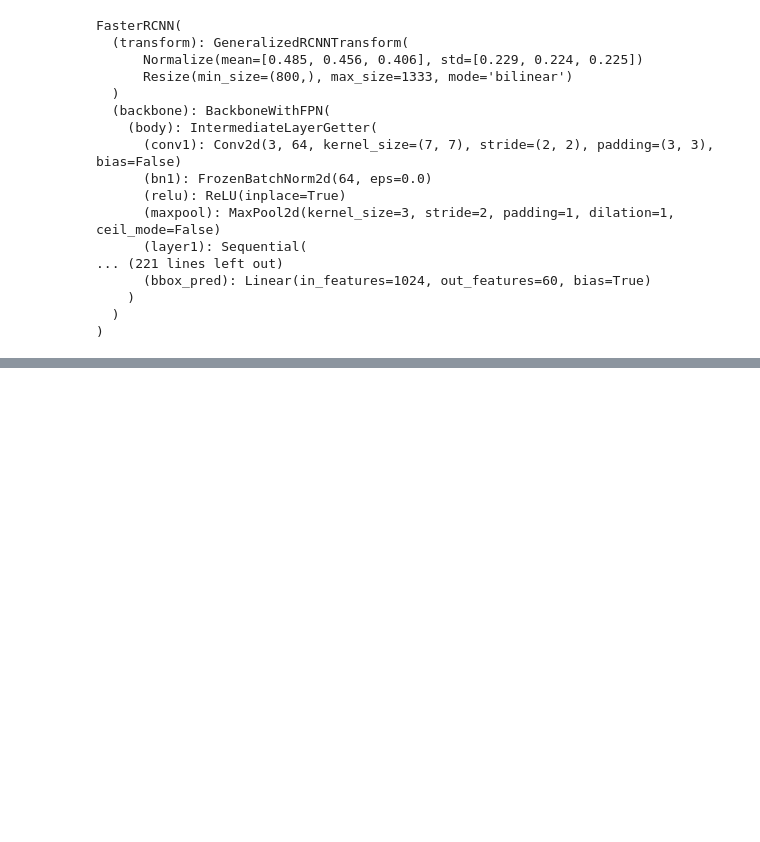
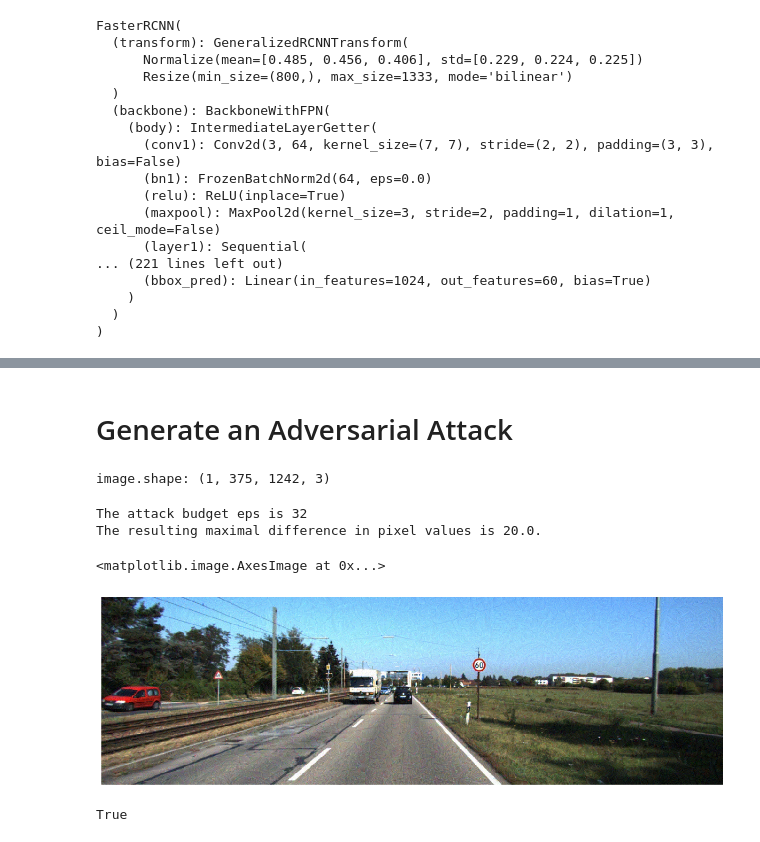
Before and after one commit to ayacherigui/Kitti_FasterRCNN, a Jupyter notebook: Notebooks/inference.ipynb, the cells around one changed output, grey strips where cells are left out. Saved outputs shown, nothing was run; the diff lists cells and outputs as text; code cells hidden in the pictures; blank space fills up the shorter version.

Commit message:
perform PGD Adversarial attack

```diff
--- a/Notebooks/inference.ipynb
+++ b/Notebooks/inference.ipynb
@@ -118 +117,3 @@ number of objects with 0.6 confidence: 4
 [figure]
+# %% [markdown]
+# Generate an Adversarial Attack
@@ -118,0 +123,38 @@ number of objects with 0.6 confidence: 4
+# %%
+# Create ART object detector
+frcnn = PyTorchFasterRCNN(
+        clip_values=(0, 255), attack_losses=["loss_classifier", "loss_box_reg", "loss_objectness", "loss_rpn_box_reg"]
+    )
+# %%
+img = cv2.imread("/home/aya/Desktop/Kitti-ObjectDetection/FasterRCNN/KittiVOC/JPEGImages/000225.jpg")
+img = cv2.cvtColor(img, cv2.COLOR_BGR2RGB)  # Convert to RGB
+img = cv2.resize(img, dsize=(img.shape[1], img.shape[0]), interpolation=cv2.INTER_CUBIC)
+
+# Stack images
+image = np.stack([img], axis=0).astype(np.float32)
+print("image.shape:", image.shape)
+# %% [output]
+image.shape: (1, 375, 1242, 3)
+# %%
+# Create and run attack
+eps = 32
+attack = ProjectedGradientDescent(estimator=frcnn, eps=eps, eps_step=2, max_iter=10)
+image_adv = attack.generate(x=image, y=None)
+
+print("\nThe attack budget eps is {}".format(eps))
+print("The resulting maximal difference in pixel values is {}.".format(np.amax(np.abs(img - image_adv))))
+# %% [output]
+The attack budget eps is 32
+The resulting maximal difference in pixel values is 20.0.
+# %%
+plt.figure(figsize=(15,15))
+plt.axis("off")
+plt.imshow(image_adv[0].astype(np.uint8), interpolation="nearest")
+# %% [output]
+<matplotlib.image.AxesImage at 0x...>
+[figure, added]
+# %%
+img=image_adv[0]
+cv2.imwrite("photo.png", img)
+# %% [output]
+True
```
Also changed, not shown: parts of 5 cells of this notebook.
